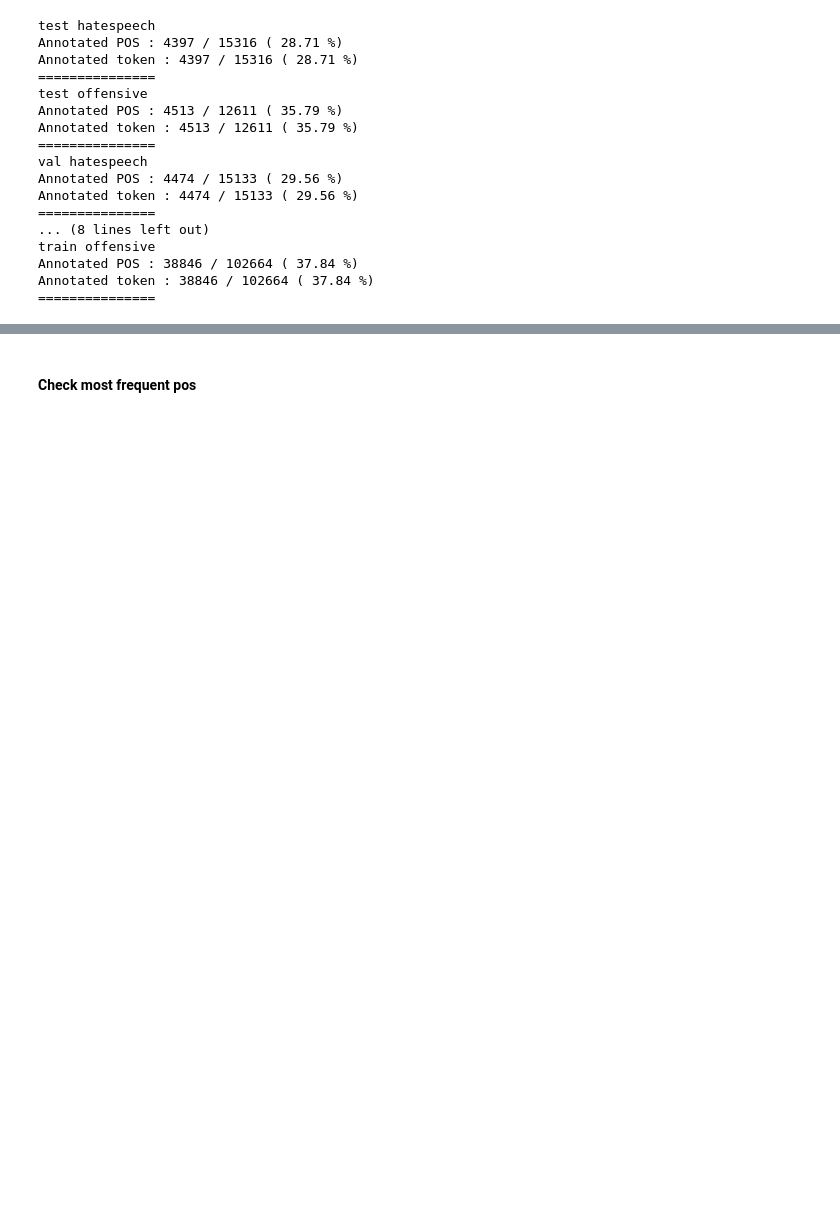
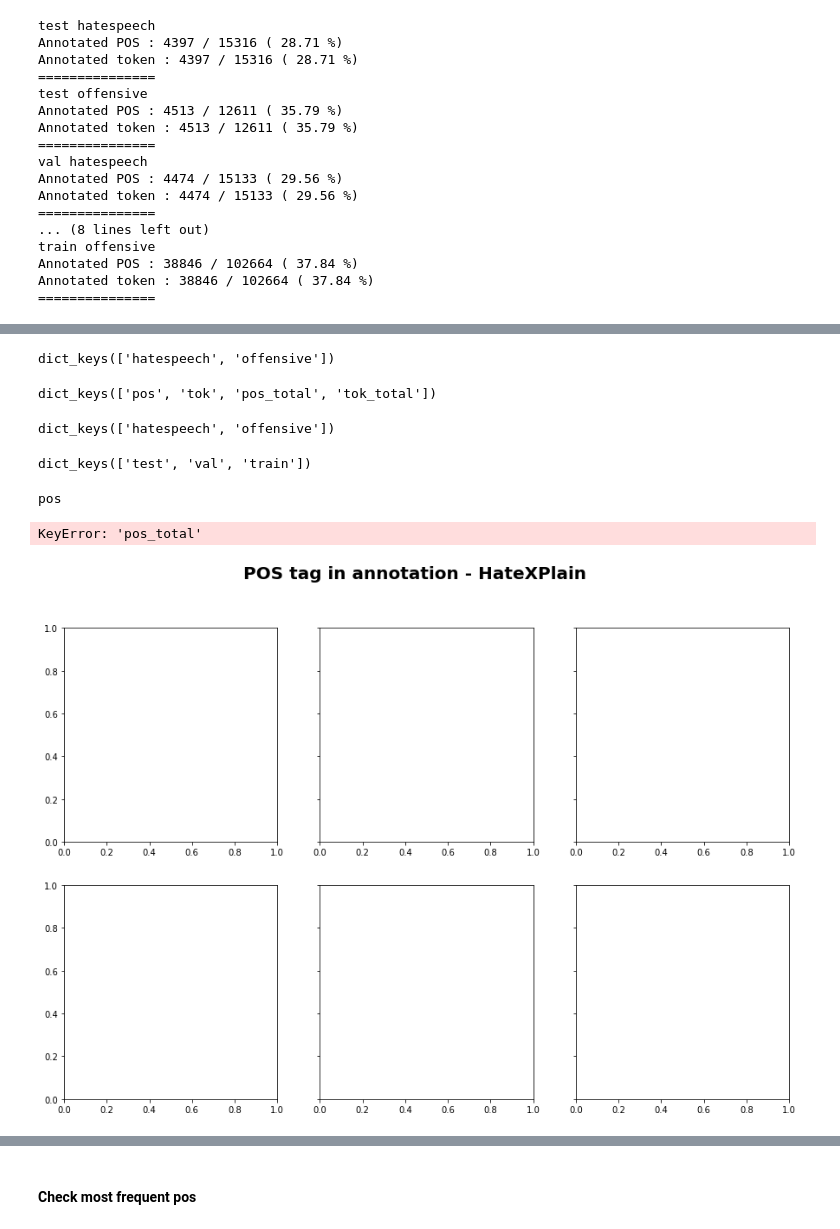
Before and after one commit to Kihansi95/ExplanationPairSentencesTasks, a Jupyter notebook: notebooks/2022-07-27 HateXplain.ipynb, the cells around one changed output, grey strips where cells are left out. Drawn from its saved outputs; the diff is of its cells as text; code cells hidden in the pictures; blank space fills up the shorter version.

```diff
--- a/notebooks/2022-07-27 HateXplain.ipynb
+++ b/notebooks/2022-07-27 HateXplain.ipynb
@@ -290,0 +295,5 @@ Number of post that has 0 rationale :  1 / 1142 ( 0.09 %)
+# %%
+cache_path = path.join(os.getcwd(), '..', '.cache')
+dataset_path = path.join(cache_path, 'dataset')
+tmp_path = path.join('.cache', '2022-07-27')
+os.makedirs(tmp_path,exist_ok=True)
@@ -414,10 +521,3 @@ for split in ['test', 'val', 'train']:
             'pos_total': cnt_pos_total,
             'tok_total': cnt_tok_total
         }
-# %%
-# (Old) report annotated proportion
-for split in cnt:
-    print(split)
-    print('Annotated POS :', sum(cnt[split]['pos'].values()), '/', sum(cnt[split]['pos_total'].values()), '(', round(sum(cnt[split]['pos'].values())*100/sum(cnt[split]['pos_total'].values()), 2), '%)')
-    print('Annotated token :', sum(cnt[split]['tok'].values()), '/', sum(cnt[split]['tok_total'].values()), '(', round(sum(cnt[split]['tok'].values())*100/sum(cnt[split]['tok_total'].values()), 2), '%)')
-    print('='*15)
@@ -488,3 +554,60 @@ plt.savefig(path.join(tmp_path, 'posfreq_hatexplain'), dpi=600)
+# %%
+cnt['test'].keys(
+)
+# %% [output]
+dict_keys(['hatespeech', 'offensive'])
+# %%
+# re-arrange the dictionary of cnt: first label, then for each label, splits
+cnt_arranged = dict()
+for label in cnt['test']:
+    cnt_arranged[label] = {split: cnt[split][label] for split in cnt.keys()}
+# %%
+cnt['train']['offensive'].keys()
+# %% [output]
+dict_keys(['pos', 'tok', 'pos_total', 'tok_total'])
+# %%
+cnt_arranged.keys()
+# %% [output]
+dict_keys(['hatespeech', 'offensive'])
+# %%
+cnt_per_label.keys()
+# %% [output]
+dict_keys(['test', 'val', 'train'])
+# %%
+import matplotlib.pyplot as plt
+
+plt.rcParams["figure.figsize"] = (15,10)
+
+fig, axes = plt.subplots(2, 3, sharey=True)
+
+fig.suptitle('POS tag in annotation - HateXPlain', fontsize=20, fontweight='black')
+
+for ax_row, label in zip(axes, cnt_arranged):
+
+    cnt_per_label = cnt_arranged[label]
+
+    for ax, pos_freq, split in zip(ax_row, cnt_per_label.values(), cnt_per_label.keys()):
+        for label, pos_freq_label in pos_freq.items():
+            print(label)
+
+            cnt_pos_total = pos_freq_label['pos_total']
+            cnt_pos = pos_freq_label['pos']
+
+            ax.barh(width=cnt_pos_total.values(), y=list(cnt_pos_total.keys()))
+            ax.barh(width=cnt_pos.values(), y=list(cnt_pos.keys()))
+
+            ax.invert_yaxis()
+
+            ax.set_xlabel('Frequency', fontsize=18)
+            ax.set_title(split, fontsize=18)
+
+plt.show()
+
+#plt.savefig(path.join(tmp_path, 'posfreq_hatexplain'), dpi=600)
+# %% [output]
+pos
+KeyError: 'pos_total'
+[figure, added]
 # %%
 print('Total annotated token amont NVA:')
 (cnt_pos['VERB'] + cnt_pos['NOUN'] + cnt_pos['ADJ']) / sum(cnt_pos.values())
```
Also changed, not shown: parts of 21 cells of this notebook, 4 other files.
